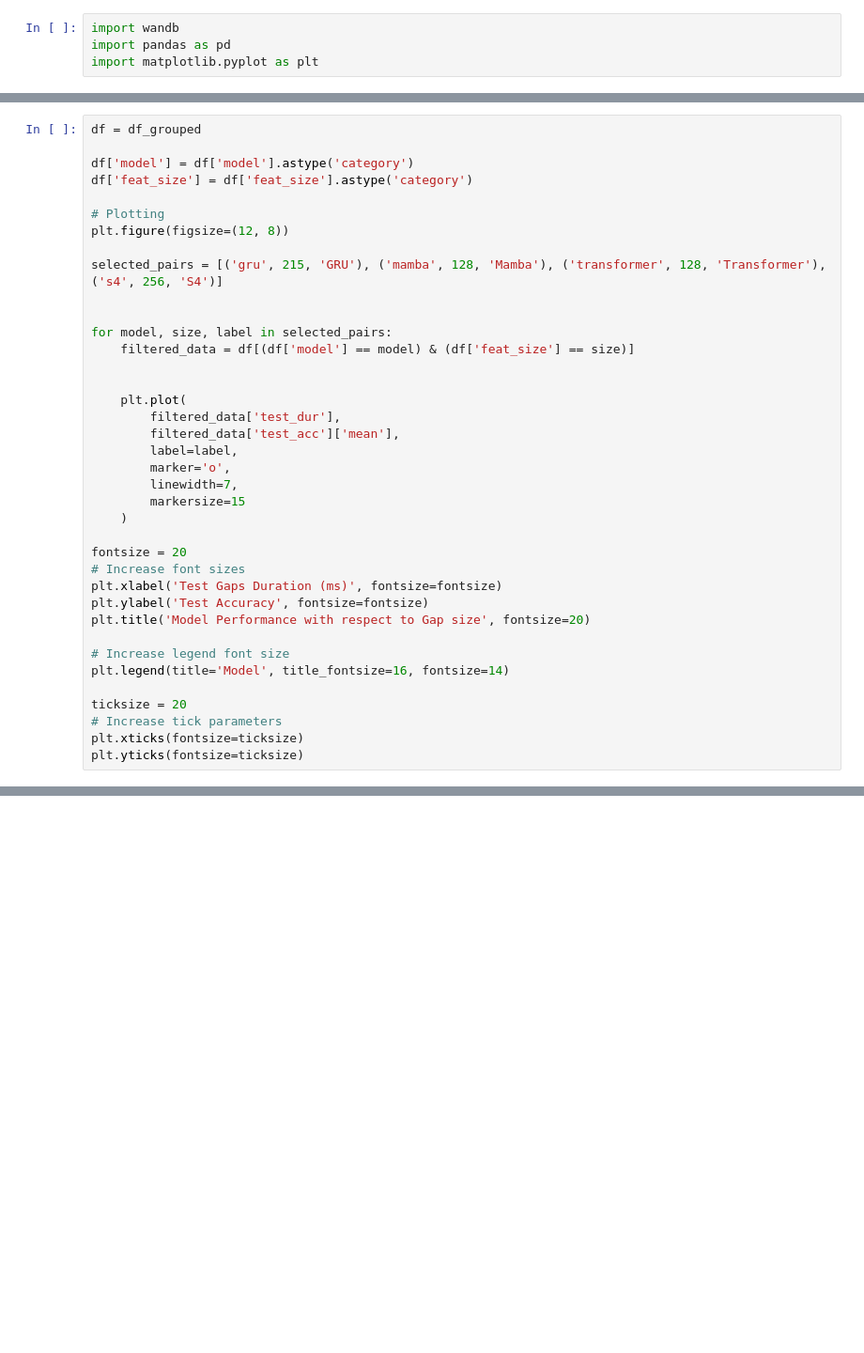
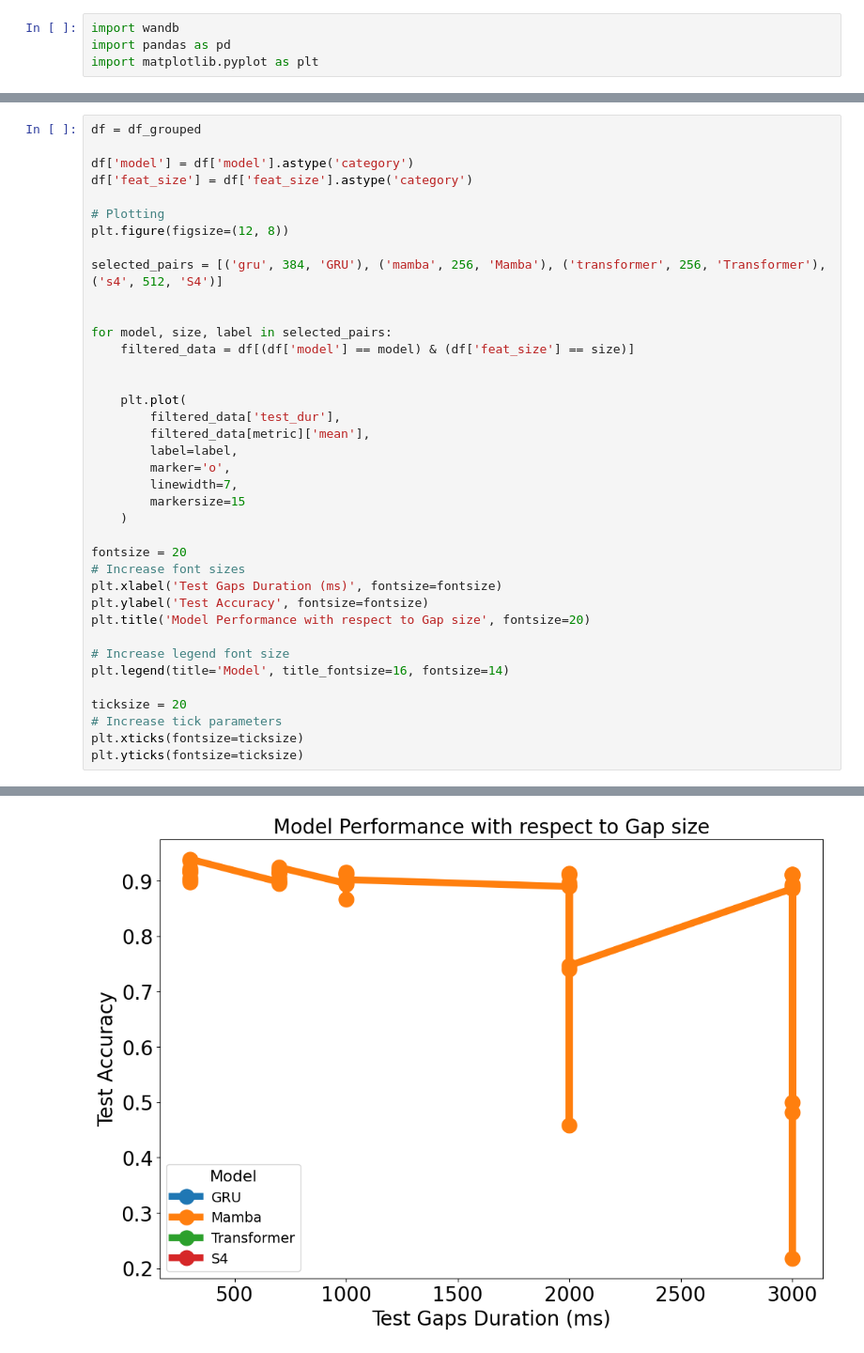
Before and after one commit to Lr0b0t/S3, a Jupyter notebook: Wandb_analysis/wandb_seqbench.ipynb, the cells around one changed output, grey strips where cells are left out. Shown at 94% size. Saved outputs shown, nothing was run; the diff lists cells and outputs as text; blank space fills up the shorter version.

```diff
--- a/Wandb_analysis/wandb_seqbench.ipynb
+++ b/Wandb_analysis/wandb_seqbench.ipynb
@@ -147,7 +150,7 @@ df['feat_size'] = df['feat_size'].astype('category')
 # Plotting
 plt.figure(figsize=(12, 8))
 
-selected_pairs = [('gru', 215, 'GRU'), ('mamba', 128, 'Mamba'), ('transformer', 128, 'Transformer'), ('s4', 256, 'S4')]
+selected_pairs = [('gru', 384, 'GRU'), ('mamba', 256, 'Mamba'), ('transformer', 256, 'Transformer'), ('s4', 512, 'S4')]
 
 
 for model, size, label in selected_pairs:
@@ -156,7 +159,7 @@ for model, size, label in selected_pairs:
 
     plt.plot(
         filtered_data['test_dur'],
-        filtered_data['test_acc']['mean'],
+        filtered_data[metric]['mean'],
         label=label,
         marker='o',
         linewidth=7,
@@ -180,0 +194 @@ NameError: name 'df_grouped' is not defined
+[figure, added]
```
Also changed, not shown: parts of 22 cells of this notebook, 3 other files.
